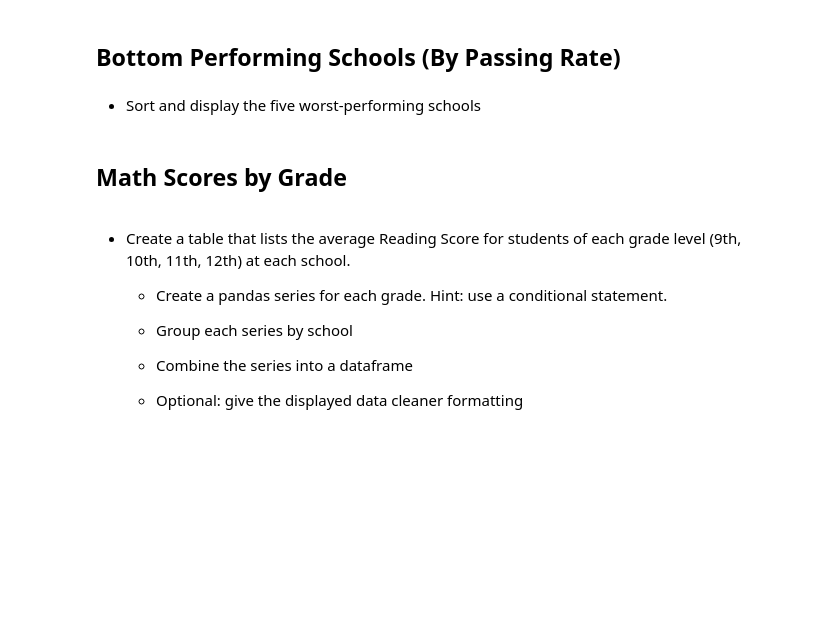
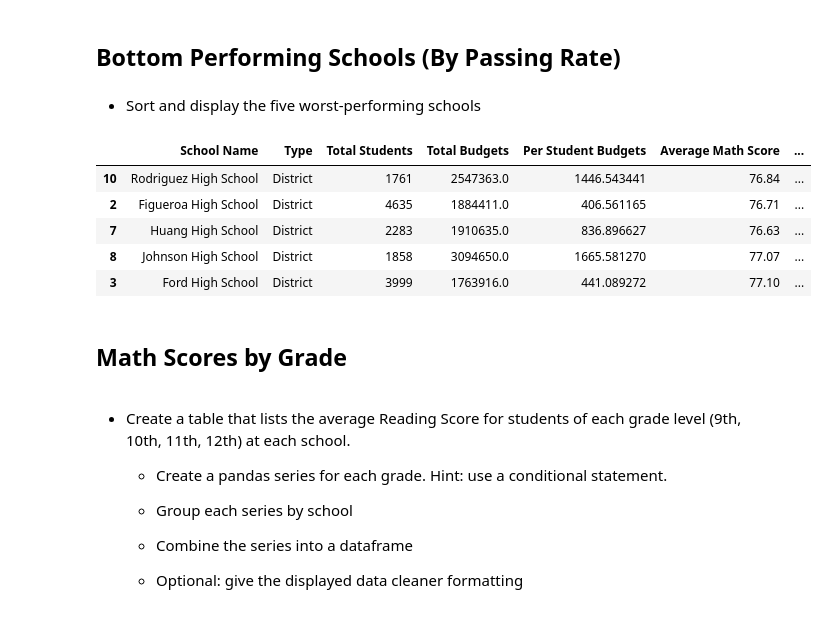
Before and after one commit to Emanste92/UCBEx_DataAnalytics, a Jupyter notebook: PyCitySchools/ETE_PyCitySchools - Submission.ipynb, the cells around one changed output. Cells and saved outputs as stored; diff of their text form; code cells hidden in the pictures; blank space fills up the shorter version.

```diff
--- a/PyCitySchools/ETE_PyCitySchools - Submission.ipynb
+++ b/PyCitySchools/ETE_PyCitySchools - Submission.ipynb
@@ -234,3 +238,13 @@ dataSummary2
+# %%
+Bottom5Schools = dataSummary_byschool.sort_values('% Overall Passing',axis=0,ascending=True)
+Bottom5Schools.head(5)
+# %% [output]
+|  | School Name | Type | Total Students | Total Budgets | Per Student Budgets | Average Math Score | ... |
+| 10 | Rodriguez High School | District | 1761 | 2547363.0 | 1446.543441 | 76.84 | ... |
+| 2 | Figueroa High School | District | 4635 | 1884411.0 | 406.561165 | 76.71 | ... |
+| 7 | Huang High School | District | 2283 | 1910635.0 | 836.896627 | 76.63 | ... |
+| 8 | Johnson High School | District | 1858 | 3094650.0 | 1665.581270 | 77.07 | ... |
+| 3 | Ford High School | District | 3999 | 1763916.0 | 441.089272 | 77.10 | ... |
 # %% [markdown]
 ## Math Scores by Grade
 # %% [markdown]
```
Also changed, not shown: parts of 18 cells of this notebook, 2 other files.
